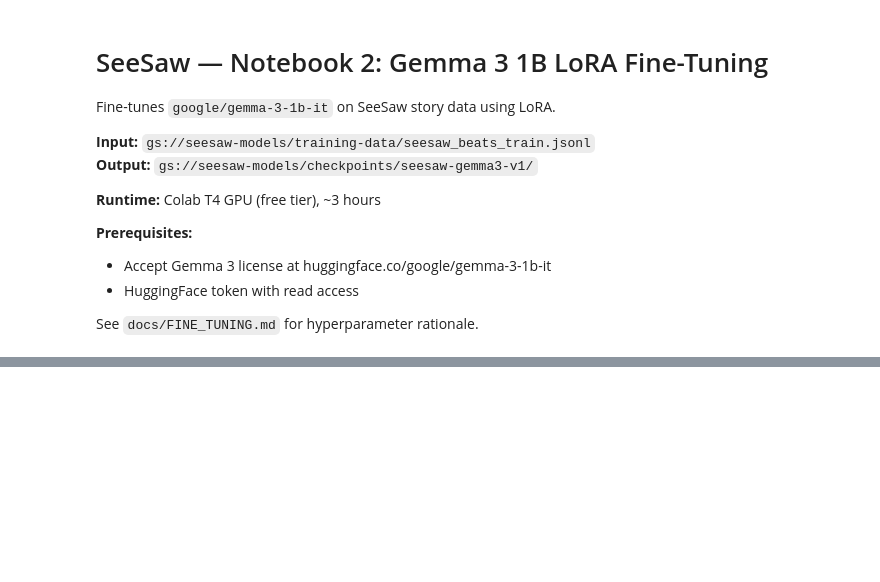
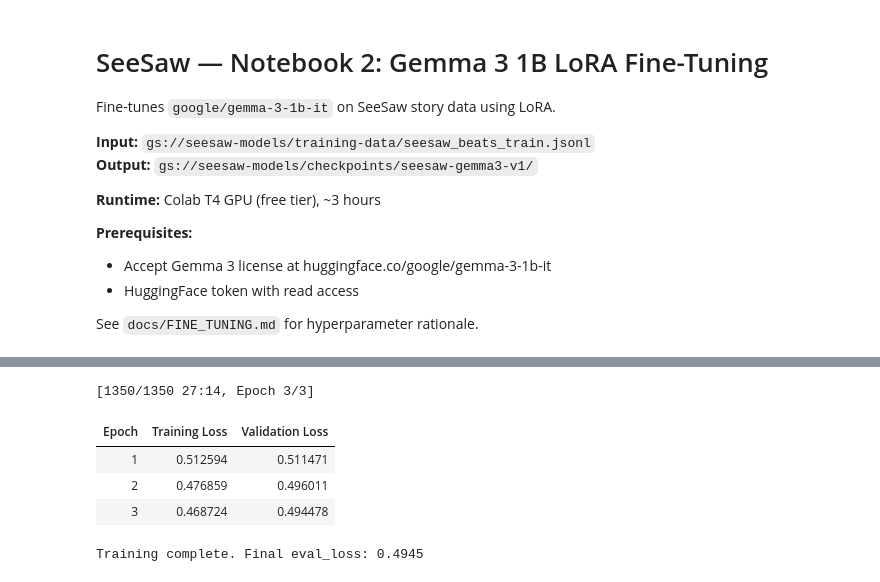
Before and after one commit to j2damax/seesaw-cloud-agent, a Jupyter notebook: training/finetune.ipynb, the cells around one changed output, grey strips where cells are left out. Cells and saved outputs as stored; diff of their text form; code cells hidden in the pictures; blank space fills up the shorter version.

Commit message:
complete gemma model training and fine tuning

```diff
--- a/training/finetune.ipynb
+++ b/training/finetune.ipynb
@@ -76,35 +84,42 @@ print(f"Train: {len(dataset['train'])}, Eval: {len(dataset['test'])}")
 # %%
 # Step 6: Train
 training_args = SFTConfig(
     output_dir=OUTPUT_DIR,
     num_train_epochs=3,
     per_device_train_batch_size=4,
     gradient_accumulation_steps=4,
     learning_rate=2e-4,
     lr_scheduler_type='cosine',
-    warmup_ratio=0.05,
+    warmup_steps=100,
     max_grad_norm=1.0,
-    fp16=True,
+    fp16=False,   # Gemma 3 uses BFloat16 — FP16 AMP conflicts on T4
+    bf16=False,   # T4 does not support BF16 natively
     logging_steps=50,
     save_strategy='epoch',
     eval_strategy='epoch',
     load_best_model_at_end=True,
     metric_for_best_model='eval_loss',
-    max_seq_length=512,
     dataset_text_field='text',
 )
 
 trainer = SFTTrainer(
     model=model,
     args=training_args,
     train_dataset=dataset['train'],
     eval_dataset=dataset['test'],
-    tokenizer=tokenizer,
+    processing_class=tokenizer,
 )
 
 trainer.train()
 trainer.save_model(OUTPUT_DIR)
 print(f'Training complete. Final eval_loss: {trainer.state.best_metric:.4f}')
+# %% [output]
+[1350/1350 27:14, Epoch 3/3]
+| Epoch | Training Loss | Validation Loss |
+| 1 | 0.512594 | 0.511471 |
+| 2 | 0.476859 | 0.496011 |
+| 3 | 0.468724 | 0.494478 |
+Training complete. Final eval_loss: 0.4945
 # %%
 # Step 7: Upload checkpoint to GCS
 import subprocess
```
Also changed, not shown: parts of 5 cells of this notebook, 6 other files.
